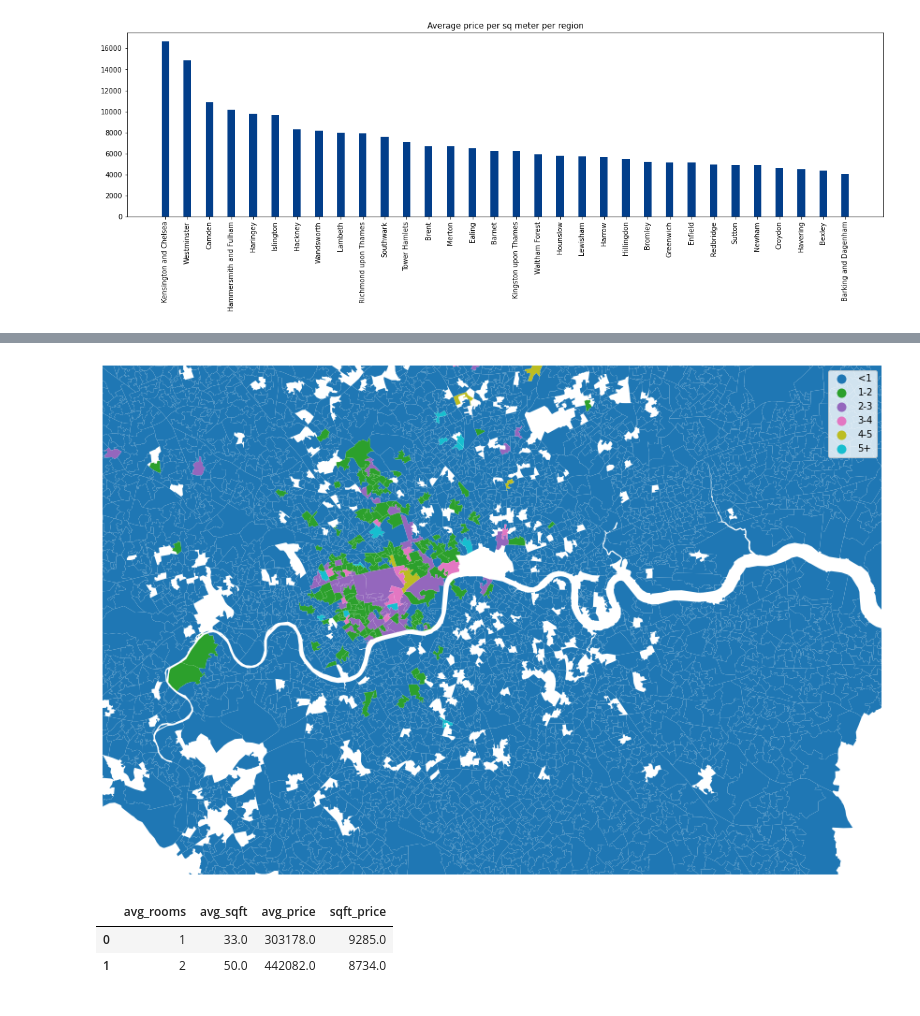
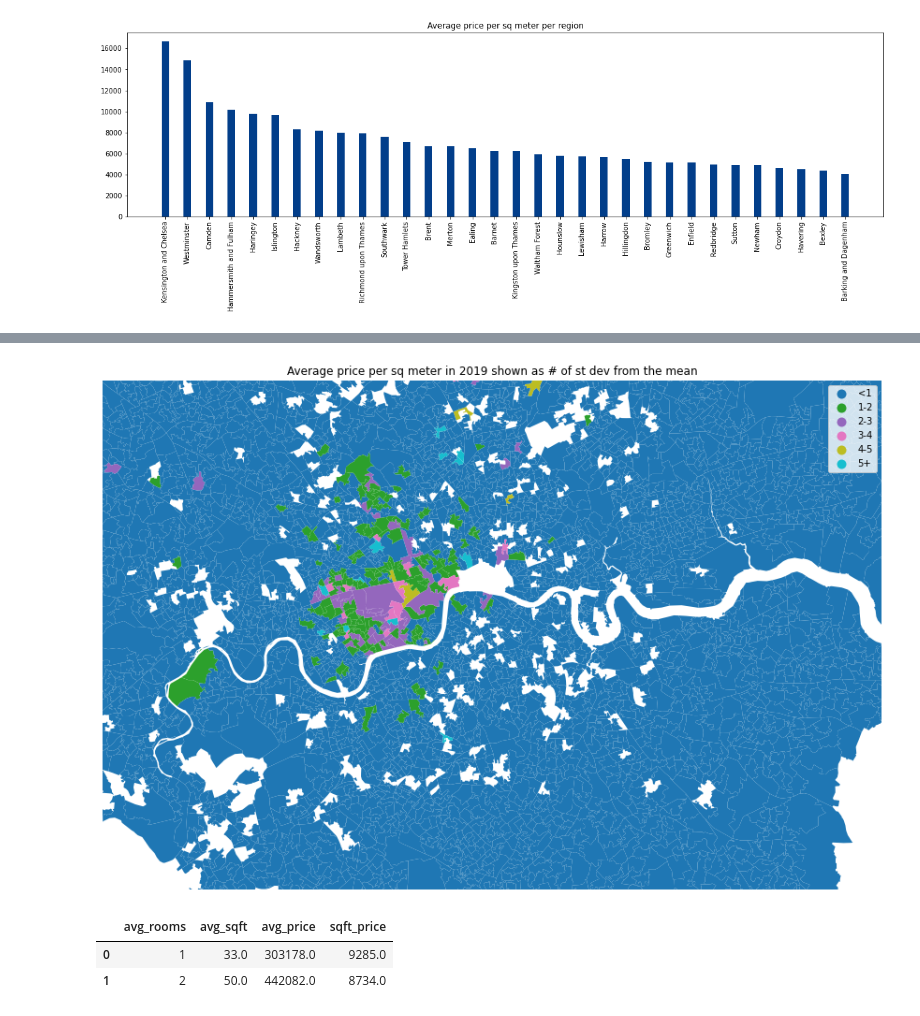
Before and after one commit to jelenalor/RealEstate, a Jupyter notebook: 1.EDA prices.ipynb, the cells around one changed output, grey strips where cells are left out. Cells and saved outputs as stored; diff of their text form; code cells hidden in the pictures.

```diff
--- a/1.EDA prices.ipynb
+++ b/1.EDA prices.ipynb
@@ -418,28 +432,29 @@ gdf_all.head(2)
 # %%
 # Group count for better visualization
 gdf_new["count_bins"] = pd.cut(gdf_new["mean_yearly"], [0, 10, 20, 50, 500],labels=["<10", "10-20", "20-50", "50+"])
 
 ##
 # Calcs
 # Recalculate mean, st dev
 gdf_all["sqft_price_norm"] = abs(np.round( (gdf_all["sqft_price"]-gdf_all["sqft_price"].mean()) / gdf_all["sqft_price"].std(), 1))
 
 
 # Group count for better visualization
 gdf_all["sqft_price_norm_bins"] = pd.cut(gdf_all["sqft_price_norm"], [0, 1, 2, 3, 4, 5, 100], labels=["<1", "1-2", "2-3", "3-4", "4-5", "5+"])
 
 
 fig, ax = plt.subplots(figsize=(20, 10))
 ax.axis('off')
 gdf_all.plot(ax = ax, column="sqft_price_norm_bins", legend=True)
 adj_x = 10000
 adj_y = 10000
 minx, miny, maxx, maxy = gdf_all.total_bounds
 ax.set_xlim(minx + adj_x, maxx - adj_x)
 ax.set_ylim(miny  + adj_y, maxy - adj_y)
+ax.set_title("Average price per sq meter in 2019 shown as # of st dev from the mean")
 plt.show()
 # %% [output]
-[figure, old version]
+[figure, new version]
 # %%
 engine = psycopg2.connect(database="postgres", user=secrets.user(), password=secrets.password(), host=secrets.host(), port='5432')
 cur = engine.cursor()
```
Also changed, not shown: parts of 3 cells of this notebook, 2 other files.
